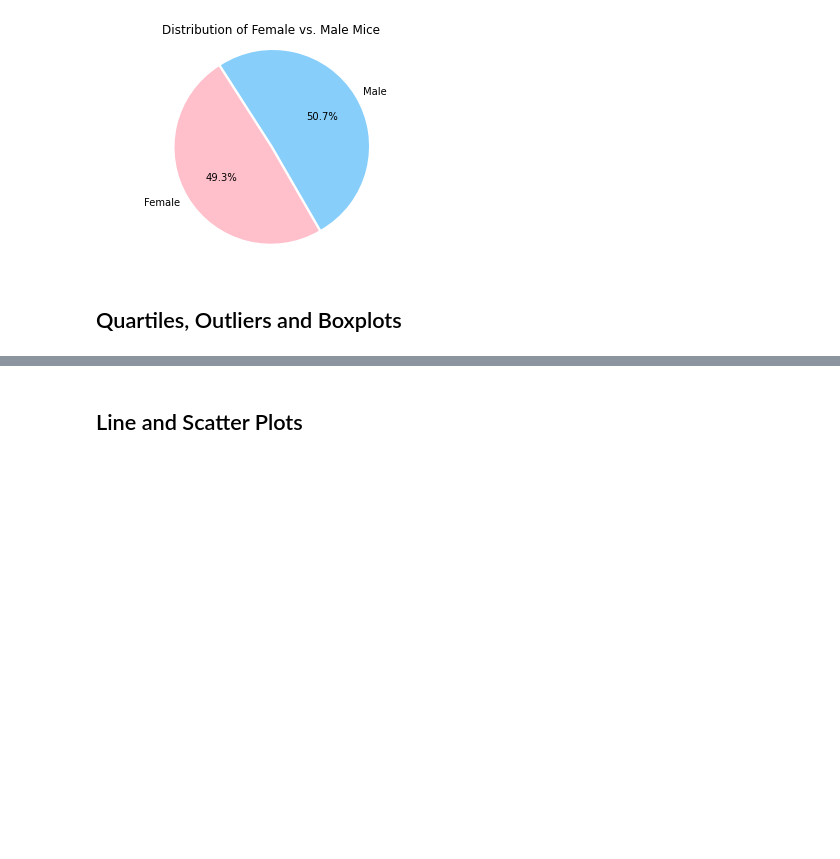
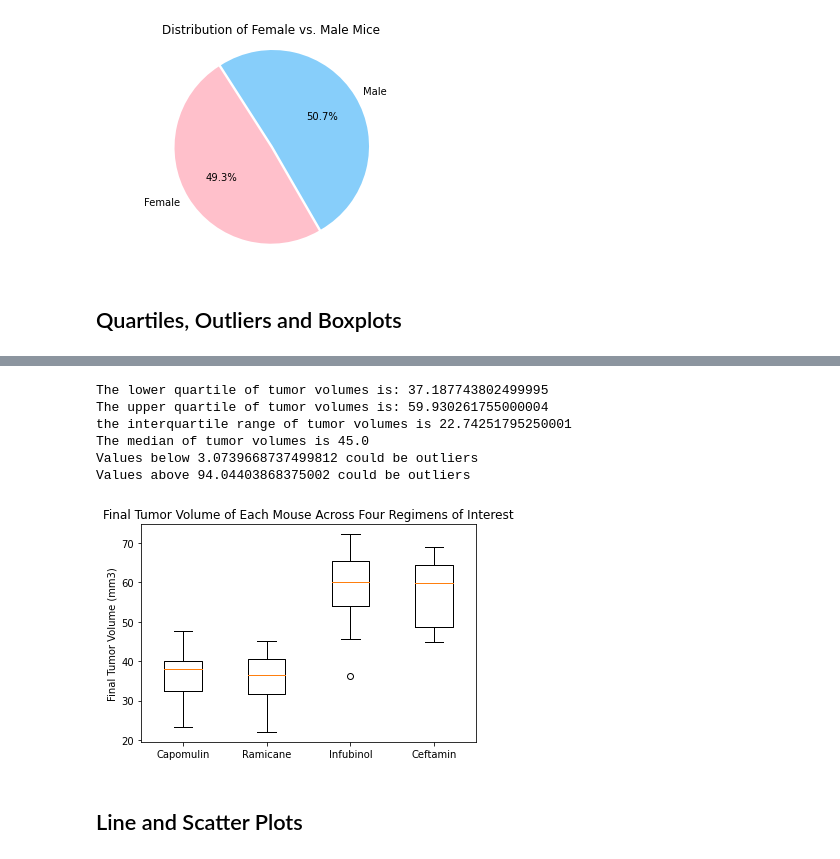
Before and after one commit to NHoyer95/matplotlib-challenge, a Jupyter notebook: Pymaceuticals/main.ipynb, the cells around one changed output, grey strips where cells are left out. Cells and saved outputs as stored; diff of their text form; code cells hidden in the pictures; blank space fills up the shorter version.

```diff
--- a/Pymaceuticals/main.ipynb
+++ b/Pymaceuticals/main.ipynb
@@ -183,8 +199,7 @@ plt.show()
 # %%
-# Calculate the final tumor volume of each mouse across four of the treatment regimens:
-# Capomulin, Ramicane, Infubinol, and Ceftamin
-
 # Start by getting the last (greatest) timepoint for each mouse
-
+max_time = drug_regimens.groupby('Mouse ID')['Timepoint'].max()
 
 # Merge this group df with the original dataframe to get the tumor volume at the last timepoint
+drug_regimens = pd.merge(drug_regimens, max_time, how='right', on=['Mouse ID', 'Timepoint'])
+drug_regimens
@@ -191,22 +220,48 @@ plt.show()
 # %%
 # Put treatments into a list for for loop (and later for plot labels)
-
+treatments = ['Capomulin', 'Ramicane', 'Infubinol', 'Ceftamin']
 
 # Create empty list to fill with tumor vol data (for plotting)
-
+tumor_vol_data = []
 
 # Calculate the IQR and quantitatively determine if there are any potential outliers.
+quartiles = drug_regimens['Tumor Volume (mm3)'].quantile([.25,.5,.75])
+lowerq = quartiles[.25]
+upperq = quartiles[.75]
+iqr = upperq - lowerq
 
+# Locate the rows which contain mice on each drug and get the tumor volumes
+for drug in treatments:
+    tumor_vol_data.append(drug_regimens.loc[drug_regimens['Drug Regimen'] == drug]['Tumor Volume (mm3)'])
 
-    # Locate the rows which contain mice on each drug and get the tumor volumes
+# Determine outliers using upper and lower bounds
+lower_bound = lowerq - (1.5 * iqr)
+upper_bound = upperq + (1.5 * iqr)
 
-
-    # add subset
-
-
-    # Determine outliers using upper and lower bounds
+# Check values by printing
+print(f"The lower quartile of tumor volumes is: {lowerq}")
+print(f"The upper quartile of tumor volumes is: {upperq}")
+print(f"the interquartile range of tumor volumes is {iqr}")
+print(f"The median of tumor volumes is {quartiles[.5]}")
+print(f"Values below {lower_bound} could be outliers")
+print(f"Values above {upper_bound} could be outliers")
+# %% [output]
+The lower quartile of tumor volumes is: 37.187743802499995
+The upper quartile of tumor volumes is: 59.930261755000004
+the interquartile range of tumor volumes is 22.74251795250001
+The median of tumor volumes is 45.0
+Values below 3.0739668737499812 could be outliers
+Values above 94.04403868375002 could be outliers
 # %%
 # Generate a box plot of the final tumor volume of each mouse across four regimens of interest
+fig1, ax1 = plt.subplots()
+ax1.set_title("Final Tumor Volume of Each Mouse Across Four Regimens of Interest")
+ax1.set_ylabel("Final Tumor Volume (mm3)")
+ax1.set_xticklabels(treatments)
+ax1.boxplot(tumor_vol_data)
+plt.show()
+# %% [output]
+[figure, added]
 # %% [markdown]
 ## Line and Scatter Plots
 # %%
```
Also changed, not shown: parts of 2 cells of this notebook.
